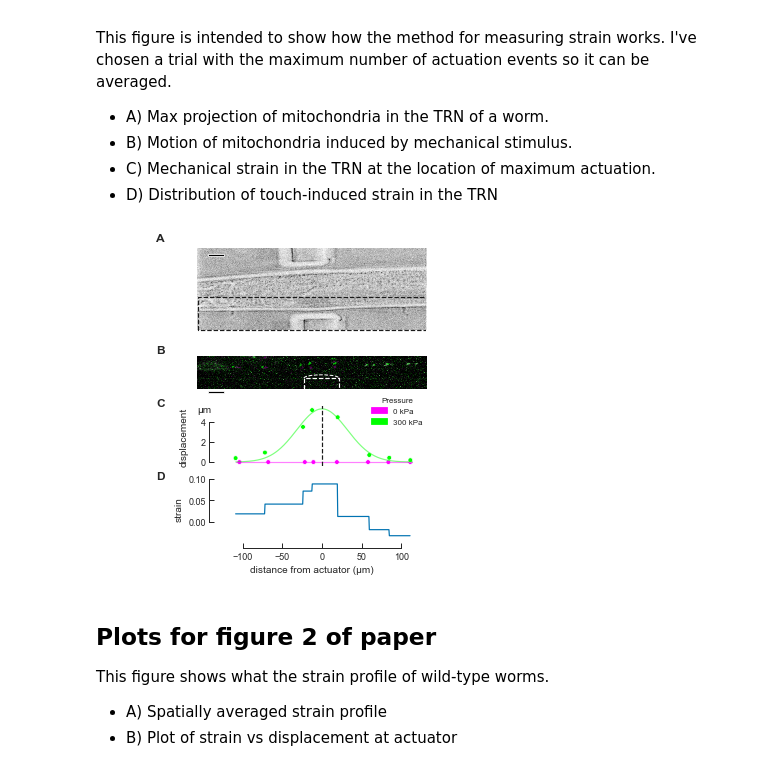
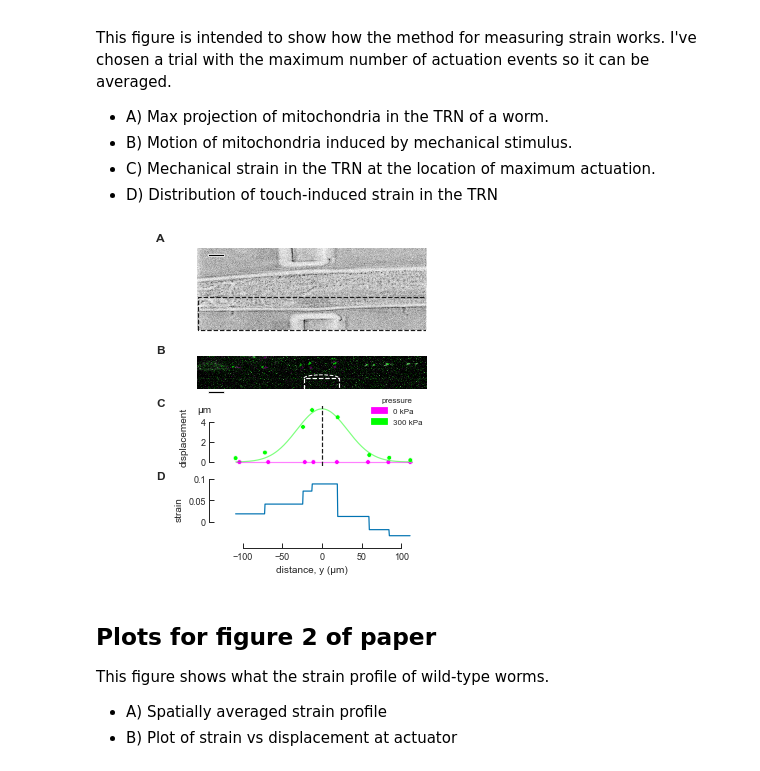
Before and after one commit to anekimken/SSN_ImageAnalysis, a Jupyter notebook: Notebooks/Displacement and Strain Plots.ipynb, the cells around one changed output. Drawn from its saved outputs; the diff is of its cells as text; code cells hidden in the pictures.

```diff
--- a/Notebooks/Displacement and Strain Plots.ipynb
+++ b/Notebooks/Displacement and Strain Plots.ipynb
@@ -1446,7 +1447,7 @@ axes[2, 1].set_ylabel('displacement', verticalalignment='center')
 axes[2, 1].text(x=0, y=0.9, s='μm', transform=axes[2, 1].transAxes, fontsize=10)
 axes[2, 1].yaxis.labelpad = -5
 leg = axes[2, 1].legend([magenta_patch, green_patch], ['0 kPa', '300 kPa'],
-                        title='Pressure', frameon=False, loc='best', fontsize=8,
+                        title='pressure', frameon=False, loc='best', fontsize=8,
                         bbox_to_anchor=(1., 1.2), borderaxespad=0.)
 leg.get_title().set_fontsize(8)
 ylim = axes[2, 1].get_ylim()
@@ -1456,39 +1457,42 @@ axes[2, 1].set_xlim((left_side_of_image, right_side_of_image))
 axes[2, 1].get_xaxis().set_visible(False)
 
 sns.despine(ax=axes[2, 1], offset=despine_offset_dict, trim=True, bottom=True)
 
 
 sns.lineplot(x='y', y='strain', hue='genotype', style='pressure', ax=axes[3, 1], ci=None, palette=None,
                 data=spatial_strain_df.loc[(spatial_strain_df['pressure'] == 300) &
                                            (spatial_strain_df['Experiment_id'] == example_trial) &
                                            (spatial_strain_df['frame'] == 1)])
 # sns.lineplot(x='y', y='strain', hue='genotype', style='frame', dashes=[(3,3),(3,3),(3,3),(3,3),],
 #              ax=axes[3, 1], ci=None, palette=None, alpha=0.5,
 #              data=spatial_strain_df.loc[(spatial_strain_df['pressure'] == 300) &
 #                                            (spatial_strain_df['Experiment_id'] == example_trial)])
 axes[3, 1].set_xlim([left_side_of_image, right_side_of_image])
 axes[3, 1].set_xticks([-100, -50, 0, 50, 100])
-axes[3, 1].set_xlabel('distance from actuator (μm)')
+axes[3, 1].set_xlabel('distance, y (μm)')
 
 ylim = axes[3, 1].get_ylim()
 axes[3, 1].set_ylim([ylim[0], 0.1])
 axes[3, 1].set_ylabel('strain')
 axes[3, 1].yaxis.labelpad = -5
-axes[3, 1].set_yticks([0, 0.05 ,0.1])
+y_labels = [0, 0.05 ,0.1]
+axes[3, 1].set_yticks(y_labels)
+axes[3, 1].set_yticklabels([str(label) for label in y_labels])
 
 axes[3, 1].legend().set_visible(False)
 sns.despine(ax=axes[3, 1], offset=despine_offset_dict, trim=True)
 
 for ax in axes[:,1]:
     ax.tick_params(axis='both', direction='in')
 
+
+fig.subplots_adjust(top=0.95, left=-.1, right=0.95)
+fig.align_labels()
+
 # Save fig
-fig.subplots_adjust(top=0.95, left=-.1, right=0.95)
-
-fig.align_labels()
 fig.savefig(fig_save_dir + 'DispOverlay.pdf')
 # %% [output]
-[figure, old version]
+[figure, new version]
 # %% [markdown]
 ## Plots for figure 2 of paper
 This figure shows what the strain profile of wild-type worms.
```
Also changed, not shown: parts of 9 cells of this notebook.
